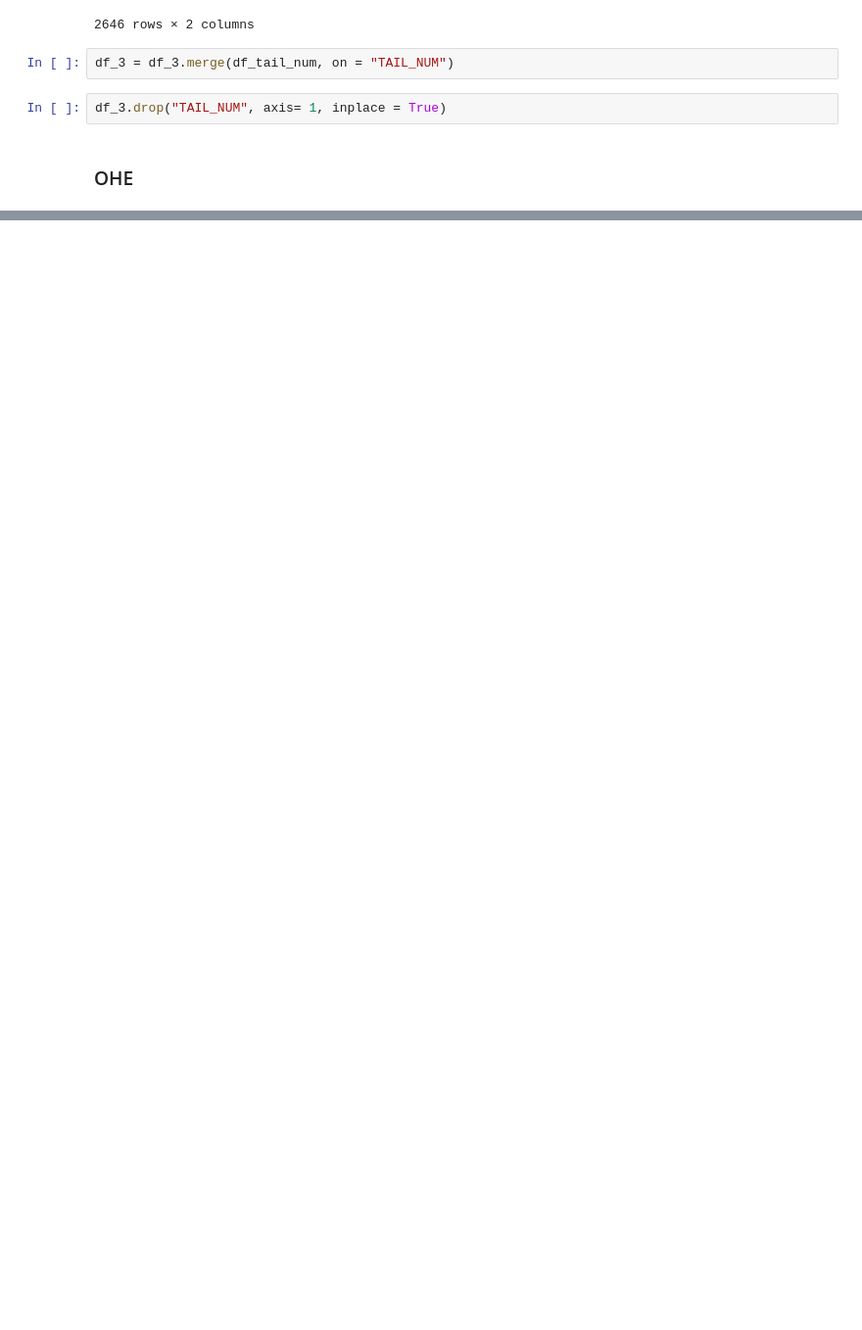
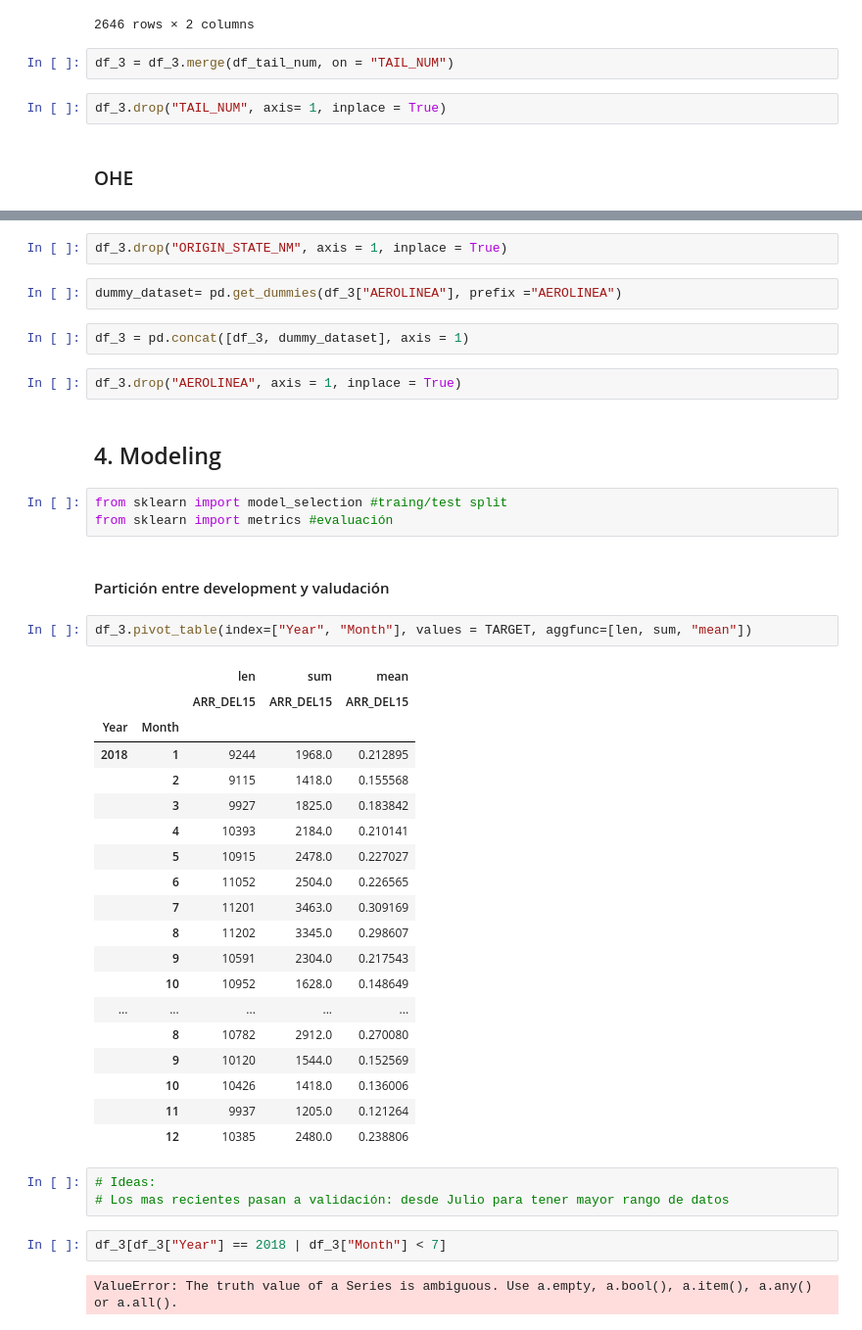
Before and after one commit to Nambu89/Supervised-Learning, a Jupyter notebook: Ejercicio_JFK.ipynb, the cells around one changed output, grey strips where cells are left out. Shown: that part at 98% size. Cells and saved outputs as stored; diff of their text form; blank space fills up the shorter version.

Commit message:
Haciendo el modeling

```diff
--- a/Ejercicio_JFK.ipynb
+++ b/Ejercicio_JFK.ipynb
@@ -499,0 +497,44 @@ pd.get_dummies(df_3["ORIGIN"])
+# %%
+df_3.drop("ORIGIN_STATE_NM", axis = 1, inplace = True)
+# %%
+dummy_dataset= pd.get_dummies(df_3["AEROLINEA"], prefix ="AEROLINEA")
+# %%
+df_3 = pd.concat([df_3, dummy_dataset], axis = 1)
+# %%
+df_3.drop("AEROLINEA", axis = 1, inplace = True)
+# %% [markdown]
+## 4. Modeling
+# %%
+from sklearn import model_selection #traing/test split
+from sklearn import metrics #evaluación
+# %% [markdown]
+#### Partición entre development y valudación
+# %%
+df_3.pivot_table(index=["Year", "Month"], values = TARGET, aggfunc=[len, sum, "mean"])
+# %% [output]
+|  |  | len | sum | mean |
+|  |  | ARR_DEL15 | ARR_DEL15 | ARR_DEL15 |
+| Year | Month |  |  |  |
+| 2018 | 1 | 9244 | 1968.0 | 0.212895 |
+|  | 2 | 9115 | 1418.0 | 0.155568 |
+|  | 3 | 9927 | 1825.0 | 0.183842 |
+|  | 4 | 10393 | 2184.0 | 0.210141 |
+|  | 5 | 10915 | 2478.0 | 0.227027 |
+|  | 6 | 11052 | 2504.0 | 0.226565 |
+|  | 7 | 11201 | 3463.0 | 0.309169 |
+|  | 8 | 11202 | 3345.0 | 0.298607 |
+|  | 9 | 10591 | 2304.0 | 0.217543 |
+|  | 10 | 10952 | 1628.0 | 0.148649 |
+| ... | ... | ... | ... | ... |
+|  | 8 | 10782 | 2912.0 | 0.270080 |
+|  | 9 | 10120 | 1544.0 | 0.152569 |
+|  | 10 | 10426 | 1418.0 | 0.136006 |
+|  | 11 | 9937 | 1205.0 | 0.121264 |
+|  | 12 | 10385 | 2480.0 | 0.238806 |
+# %%
+# Ideas:
+# Los mas recientes pasan a validación: desde Julio para tener mayor rango de datos
+# %%
+df_3[df_3["Year"] == 2018 | df_3["Month"] < 7]
+# %% [output]
+ValueError: The truth value of a Series is ambiguous. Use a.empty, a.bool(), a.item(), a.any() or a.all().
```
Also changed, not shown: parts of 14 cells of this notebook.
